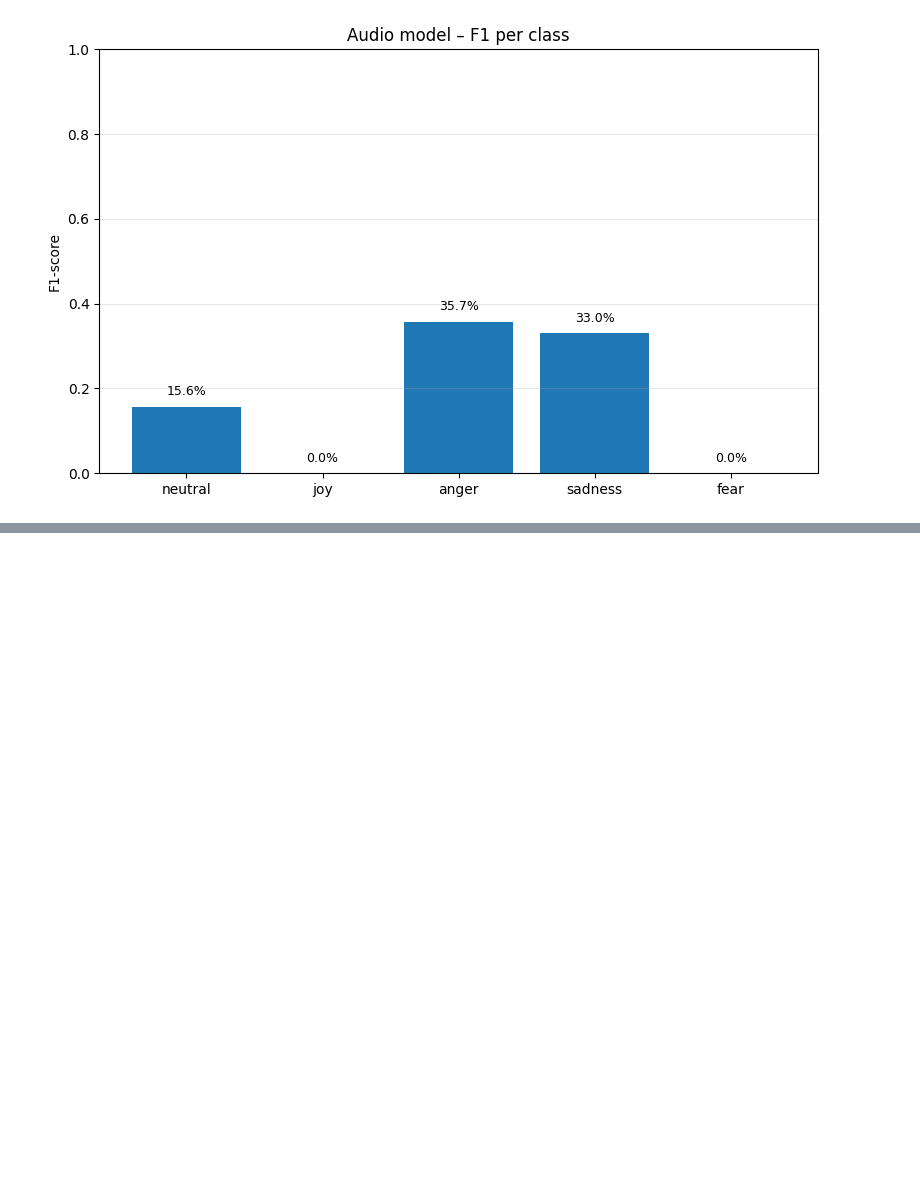
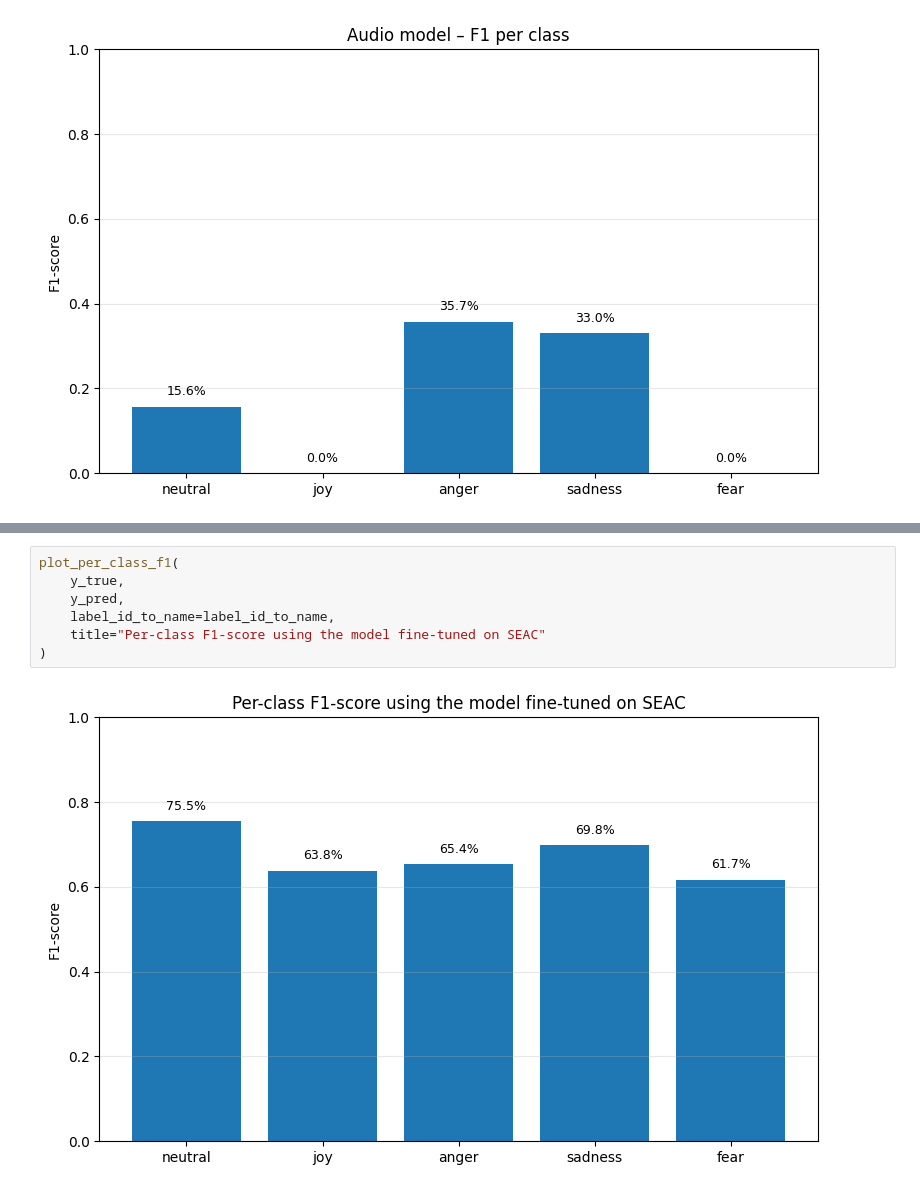
Before and after one commit to PetraMicanovic/multimodal-emotion-recognition, a Jupyter notebook: notebooks/SEAC/02_audio_only_transfer_from_MELD_temporal_pooling_class_weights.ipynb, the cells around one changed output, grey strips where cells are left out. Saved outputs shown, nothing was run; the diff lists cells and outputs as text; blank space fills up the shorter version.

```diff
--- a/notebooks/SEAC/02_audio_only_transfer_from_MELD_temporal_pooling_class_weights.ipynb
+++ b/notebooks/SEAC/02_audio_only_transfer_from_MELD_temporal_pooling_class_weights.ipynb
@@ -733,0 +861,9 @@ plot_per_class_f1(
+# %%
+plot_per_class_f1(
+    y_true,
+    y_pred,
+    label_id_to_name=label_id_to_name,
+    title="Per-class F1-score using the model fine-tuned on SEAC"
+)
+# %% [output]
+[figure, added]
```
Also changed, not shown: parts of 25 cells of this notebook.
